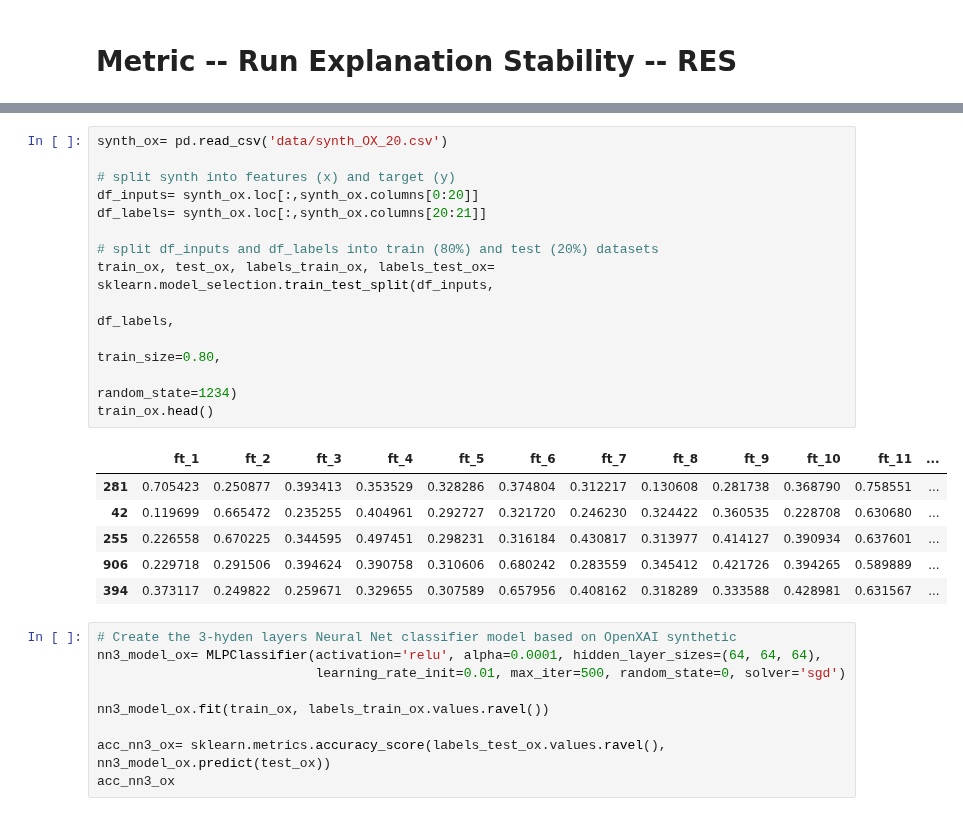
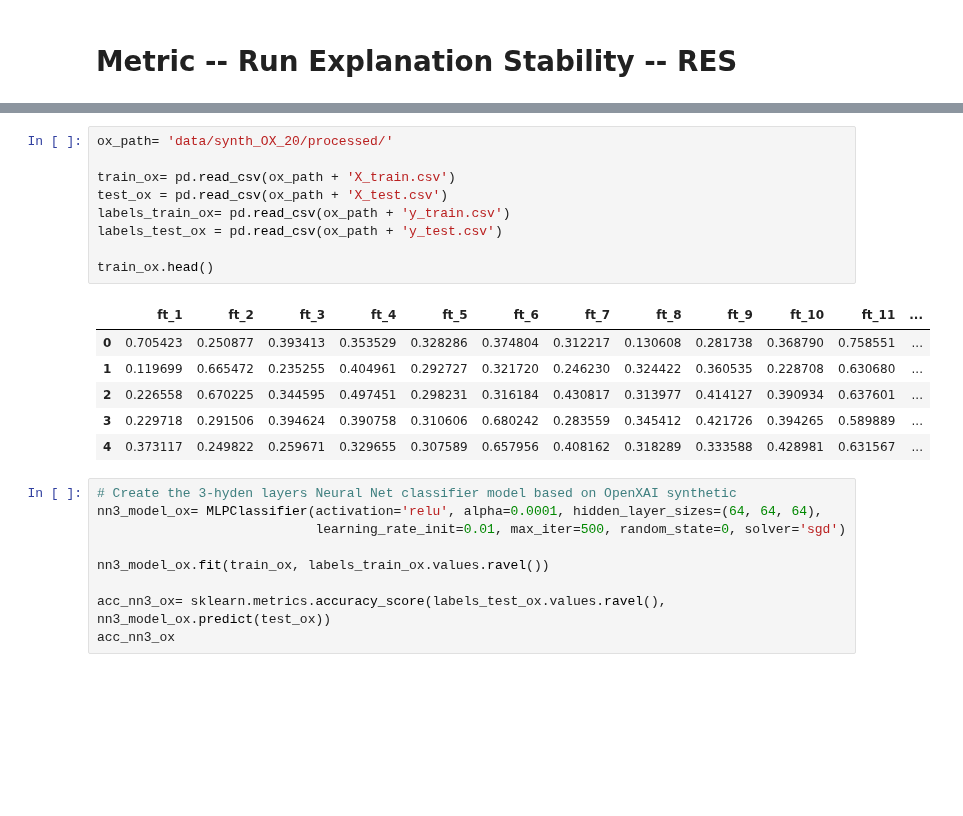
Before and after one commit to evortigosa/EXplainable_AI, a Jupyter notebook: XAI stability and agreement/XAI_stability_metrics.ipynb, the cells around one changed output, grey strips where cells are left out. Saved outputs shown, nothing was run; the diff lists cells and outputs as text; blank space fills up the shorter version.

```diff
--- a/XAI stability and agreement/XAI_stability_metrics.ipynb
+++ b/XAI stability and agreement/XAI_stability_metrics.ipynb
@@ -1541,23 +1592,19 @@ Setting backward hooks on ReLU activations.The hooks will be removed after the a
 # %%
-synth_ox= pd.read_csv('data/synth_OX_20.csv')
+ox_path= 'data/synth_OX_20/processed/'
 
-# split synth into features (x) and target (y)
-df_inputs= synth_ox.loc[:,synth_ox.columns[0:20]]
-df_labels= synth_ox.loc[:,synth_ox.columns[20:21]]
+train_ox= pd.read_csv(ox_path + 'X_train.csv')
+test_ox = pd.read_csv(ox_path + 'X_test.csv')
+labels_train_ox= pd.read_csv(ox_path + 'y_train.csv')
+labels_test_ox = pd.read_csv(ox_path + 'y_test.csv')
 
-# split df_inputs and df_labels into train (80%) and test (20%) datasets
-train_ox, test_ox, labels_train_ox, labels_test_ox= sklearn.model_selection.train_test_split(df_inputs,
-                                                                                             df_labels,
-                                                                                             train_size=0.80,
-                                                                                             random_state=1234)
 train_ox.head()
 # %% [output]
 |  | ft_1 | ft_2 | ft_3 | ft_4 | ft_5 | ft_6 | ft_7 | ft_8 | ft_9 | ft_10 | ft_11 | ... |
-| 281 | 0.705423 | 0.250877 | 0.393413 | 0.353529 | 0.328286 | 0.374804 | 0.312217 | 0.130608 | 0.281738 | 0.368790 | 0.758551 | ... |
-| 42 | 0.119699 | 0.665472 | 0.235255 | 0.404961 | 0.292727 | 0.321720 | 0.246230 | 0.324422 | 0.360535 | 0.228708 | 0.630680 | ... |
-| 255 | 0.226558 | 0.670225 | 0.344595 | 0.497451 | 0.298231 | 0.316184 | 0.430817 | 0.313977 | 0.414127 | 0.390934 | 0.637601 | ... |
-| 906 | 0.229718 | 0.291506 | 0.394624 | 0.390758 | 0.310606 | 0.680242 | 0.283559 | 0.345412 | 0.421726 | 0.394265 | 0.589889 | ... |
-| 394 | 0.373117 | 0.249822 | 0.259671 | 0.329655 | 0.307589 | 0.657956 | 0.408162 | 0.318289 | 0.333588 | 0.428981 | 0.631567 | ... |
+| 0 | 0.705423 | 0.250877 | 0.393413 | 0.353529 | 0.328286 | 0.374804 | 0.312217 | 0.130608 | 0.281738 | 0.368790 | 0.758551 | ... |
+| 1 | 0.119699 | 0.665472 | 0.235255 | 0.404961 | 0.292727 | 0.321720 | 0.246230 | 0.324422 | 0.360535 | 0.228708 | 0.630680 | ... |
+| 2 | 0.226558 | 0.670225 | 0.344595 | 0.497451 | 0.298231 | 0.316184 | 0.430817 | 0.313977 | 0.414127 | 0.390934 | 0.637601 | ... |
+| 3 | 0.229718 | 0.291506 | 0.394624 | 0.390758 | 0.310606 | 0.680242 | 0.283559 | 0.345412 | 0.421726 | 0.394265 | 0.589889 | ... |
+| 4 | 0.373117 | 0.249822 | 0.259671 | 0.329655 | 0.307589 | 0.657956 | 0.408162 | 0.318289 | 0.333588 | 0.428981 | 0.631567 | ... |
 # %%
 # Create the 3-hyden layers Neural Net classifier model based on OpenXAI synthetic
 nn3_model_ox= MLPClassifier(activation='relu', alpha=0.0001, hidden_layer_sizes=(64, 64, 64),
```
Also changed, not shown: parts of 7 cells of this notebook.
